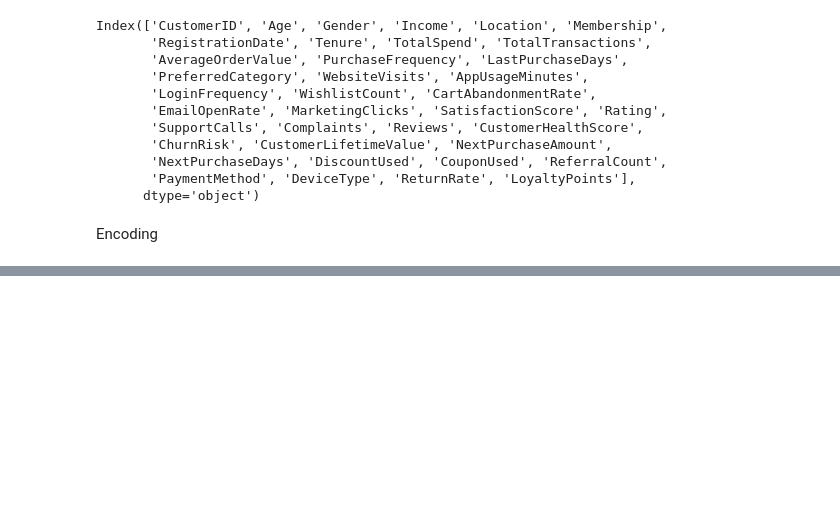
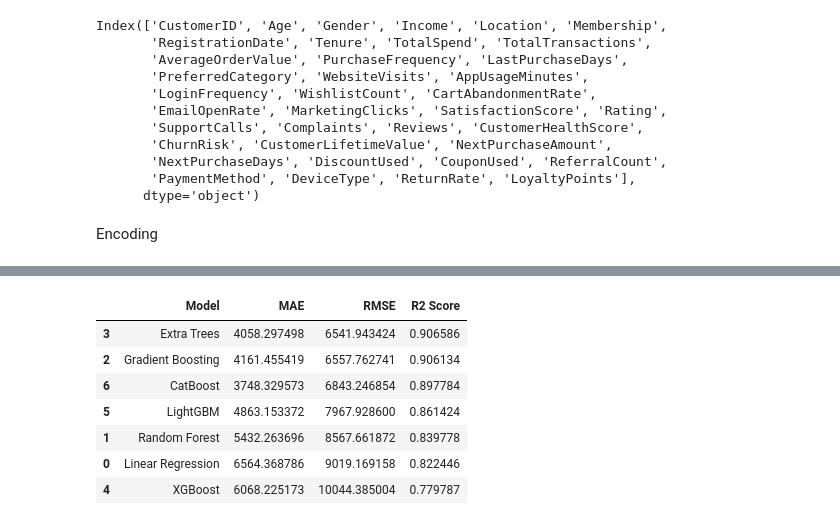
Before and after one commit to ashishpatel3630-art/PRISM_AI_Models, a Jupyter notebook: PRISM_AI/notebooks/05_CLV.ipynb, the cells around one changed output, grey strips where cells are left out. Cells and saved outputs as stored; diff of their text form; code cells hidden in the pictures; blank space fills up the shorter version.

Commit message:
model train complete

```diff
--- a/PRISM_AI/notebooks/05_CLV.ipynb
+++ b/PRISM_AI/notebooks/05_CLV.ipynb
@@ -158,2 +154,0 @@ from sklearn.preprocessing import LabelEncoder
-# %%
-LabelEncoder={}
@@ -193,0 +175,5 @@ ValueError: Found input variables with inconsistent numbers of samples: [250, 1]
+# %%
+X = df.drop(
+    leakage_columns,
+    axis=1
+)
@@ -193,0 +204,14 @@ ValueError: Found input variables with inconsistent numbers of samples: [250, 1]
+# %%
+cat_cols = X.select_dtypes(
+    include="object"
+).columns
+
+
+encoder = LabelEncoder()
+
+
+for col in cat_cols:
+
+    X[col] = encoder.fit_transform(
+        X[col]
+    )
@@ -193,0 +233,12 @@ ValueError: Found input variables with inconsistent numbers of samples: [250, 1]
+# %%
+scaler = StandardScaler()
+
+
+X_train_scaled = scaler.fit_transform(
+    X_train
+)
+
+
+X_test_scaled = scaler.transform(
+    X_test
+)
@@ -193,0 +370,16 @@ ValueError: Found input variables with inconsistent numbers of samples: [250, 1]
+# %%
+results_df = pd.DataFrame(results)
+
+results_df.sort_values(
+    "R2 Score",
+    ascending=False
+)
+# %% [output]
+|  | Model | MAE | RMSE | R2 Score |
+| 3 | Extra Trees | 4058.297498 | 6541.943424 | 0.906586 |
+| 2 | Gradient Boosting | 4161.455419 | 6557.762741 | 0.906134 |
+| 6 | CatBoost | 3748.329573 | 6843.246854 | 0.897784 |
+| 5 | LightGBM | 4863.153372 | 7967.928600 | 0.861424 |
+| 1 | Random Forest | 5432.263696 | 8567.661872 | 0.839778 |
+| 0 | Linear Regression | 6564.368786 | 9019.169158 | 0.822446 |
+| 4 | XGBoost | 6068.225173 | 10044.385004 | 0.779787 |
```
Also changed, not shown: parts of 17 cells of this notebook, 4 other files.
